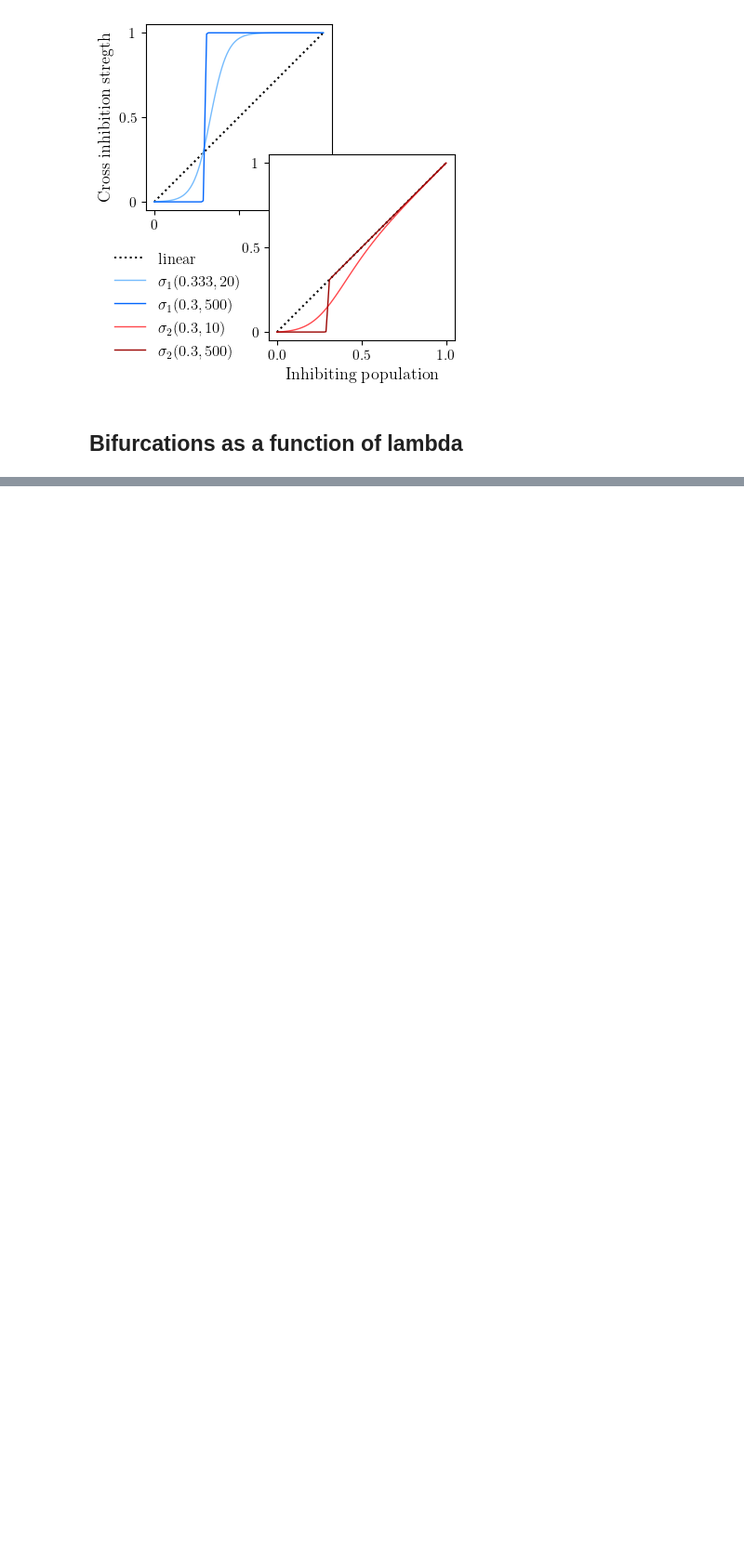
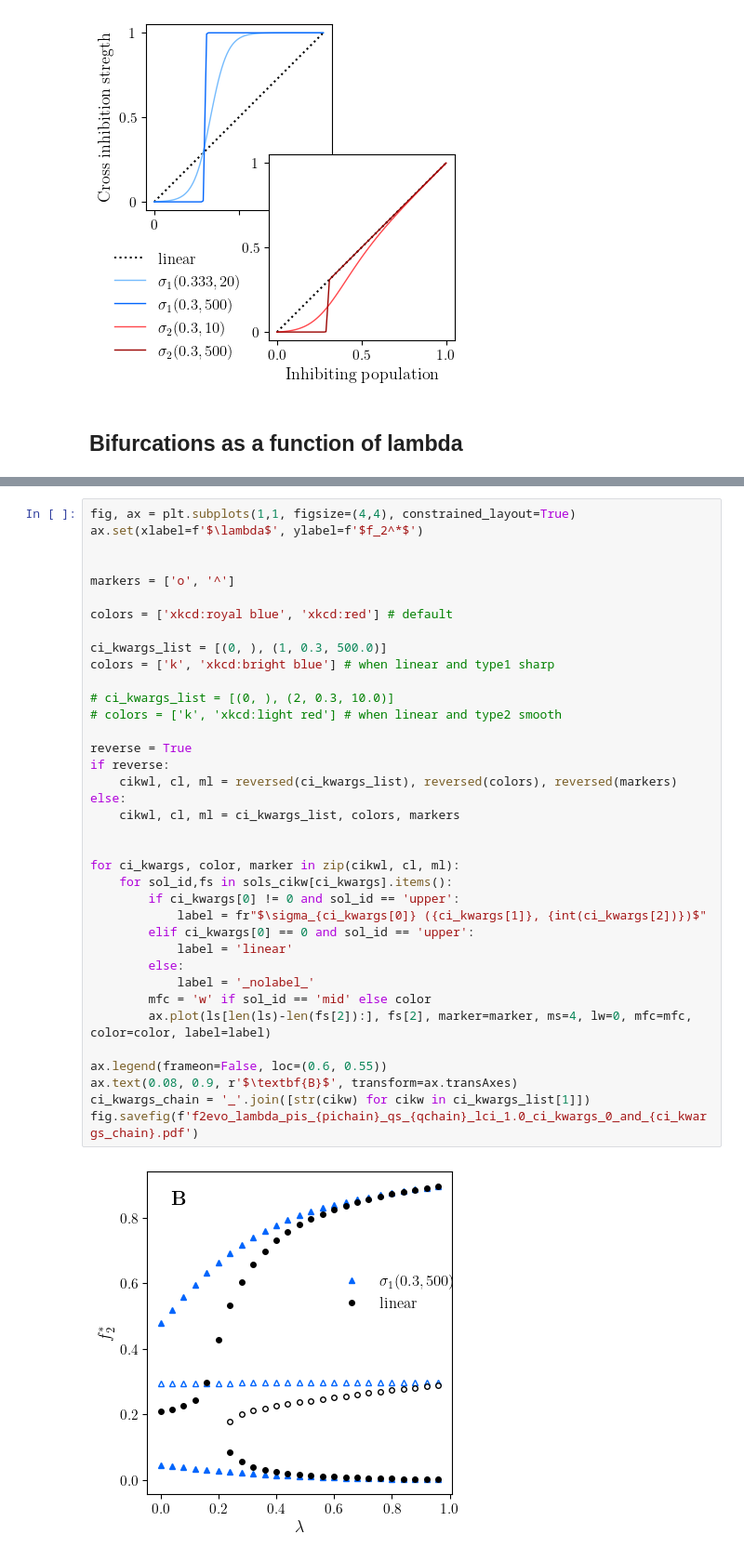
Before and after one commit to dmarchp/TFM_code, a Jupyter notebook: cross_inhibition/plots_for_paper.ipynb, the cells around one changed output, grey strips where cells are left out. Shown at 93% size. Cells and saved outputs as stored; diff of their text form; blank space fills up the shorter version.

```diff
--- a/cross_inhibition/plots_for_paper.ipynb
+++ b/cross_inhibition/plots_for_paper.ipynb
@@ -253,0 +224,39 @@ sols['mid'][2]
+# %%
+fig, ax = plt.subplots(1,1, figsize=(4,4), constrained_layout=True)
+ax.set(xlabel=f'$\lambda$', ylabel=f'$f_2^*$')
+
+
+markers = ['o', '^']
+
+colors = ['xkcd:royal blue', 'xkcd:red'] # default
+
+ci_kwargs_list = [(0, ), (1, 0.3, 500.0)]
+colors = ['k', 'xkcd:bright blue'] # when linear and type1 sharp
+
+# ci_kwargs_list = [(0, ), (2, 0.3, 10.0)]
+# colors = ['k', 'xkcd:light red'] # when linear and type2 smooth
+
+reverse = True
+if reverse:
+    cikwl, cl, ml = reversed(ci_kwargs_list), reversed(colors), reversed(markers)
+else:
+    cikwl, cl, ml = ci_kwargs_list, colors, markers
+
+
+for ci_kwargs, color, marker in zip(cikwl, cl, ml):
+    for sol_id,fs in sols_cikw[ci_kwargs].items():
+        if ci_kwargs[0] != 0 and sol_id == 'upper':
+            label = fr"$\sigma_{ci_kwargs[0]} ({ci_kwargs[1]}, {int(ci_kwargs[2])})$"
+        elif ci_kwargs[0] == 0 and sol_id == 'upper':
+            label = 'linear'
+        else:
+            label = '_nolabel_'
+        mfc = 'w' if sol_id == 'mid' else color
+        ax.plot(ls[len(ls)-len(fs[2]):], fs[2], marker=marker, ms=4, lw=0, mfc=mfc, color=color, label=label)
+
+ax.legend(frameon=False, loc=(0.6, 0.55))
+ax.text(0.08, 0.9, r'$\textbf{B}$', transform=ax.transAxes)
+ci_kwargs_chain = '_'.join([str(cikw) for cikw in ci_kwargs_list[1]])
+fig.savefig(f'f2evo_lambda_pis_{pichain}_qs_{qchain}_lci_1.0_ci_kwargs_0_and_{ci_kwargs_chain}.pdf')
+# %% [output]
+[figure, added]
```
Also changed, not shown: parts of 11 cells of this notebook, 5 other files.
